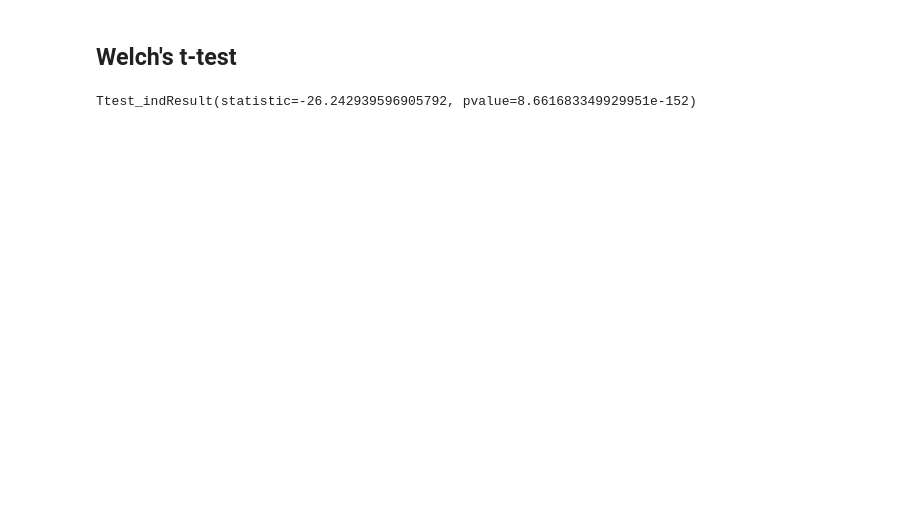
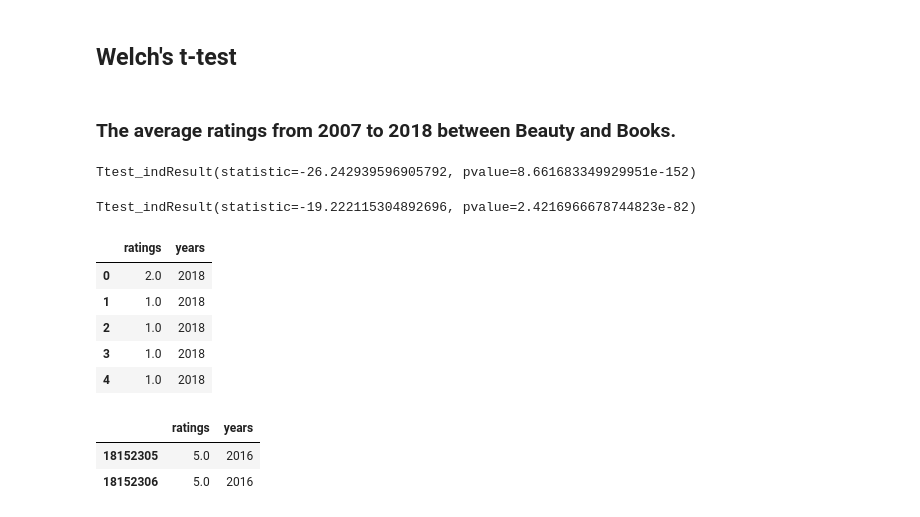
Before and after one commit to Nicole-LijuanChen/Patterns-in-Amazon-customer-ratings, a Jupyter notebook: data-cleaning.ipynb, the cells around one changed output. Drawn from its saved outputs; the diff is of its cells as text; code cells hidden in the pictures; blank space fills up the shorter version.

```diff
--- a/data-cleaning.ipynb
+++ b/data-cleaning.ipynb
@@ -84,7 +84,7 @@ beauty_rdd_json.take(1)
 ### Extract 'overall' key from JSON Obects
 # %%
 overall_beauty = (beauty_rdd_json.filter(lambda row: row['verified'])
-                  .map(lambda row: row['overall']))
+                  .map(lambda row: (row['overall']))
 overall_beauty.count()
 # %% [output]
 4280
@@ -603,5 +599,7 @@ KeyboardInterrupt:
 # %% [markdown]
 ## Welch's t-test
+# %% [markdown]
+### The average ratings from 2007 to 2018 between Beauty and  Books.
 # %%
 # H0: There is no difference in the average ratings of Beauty and Books.
 # H1: The average ratings of Beauty and Books are different
@@ -613,3 +612,26 @@ Ttest_indResult(statistic=-26.242939596905792, pvalue=8.661683349929951e-152)
 # %%
 # p-value is small than alpha, there are enough advience to reject H0.
 # The average ratings of Beauty and Books are different.
+# %%
+ratings_ttest_2018 = stats.ttest_ind(ratings_beauty_2018.ratings,
+                                     After_2007_books.ratings)
+print(ratings_ttest_2018)
+# %% [output]
+Ttest_indResult(statistic=-19.222115304892696, pvalue=2.4216966678744823e-82)
+# %%
+ratings_beauty_2018 = ratings_beauty[ratings_beauty['years']==2018]
+ratings_beauty_2018 = ratings_beauty_2018.reset_index(drop =True)
+ratings_beauty_2018.head(5)
+# %% [output]
+|  | ratings | years |
+| 0 | 2.0 | 2018 |
+| 1 | 1.0 | 2018 |
+| 2 | 1.0 | 2018 |
+| 3 | 1.0 | 2018 |
+| 4 | 1.0 | 2018 |
+# %%
+After_2007_books.tail(2)
+# %% [output]
+|  | ratings | years |
+| 18152305 | 5.0 | 2016 |
+| 18152306 | 5.0 | 2016 |
```
Also changed, not shown: parts of 16 cells of this notebook, 1 other file.
